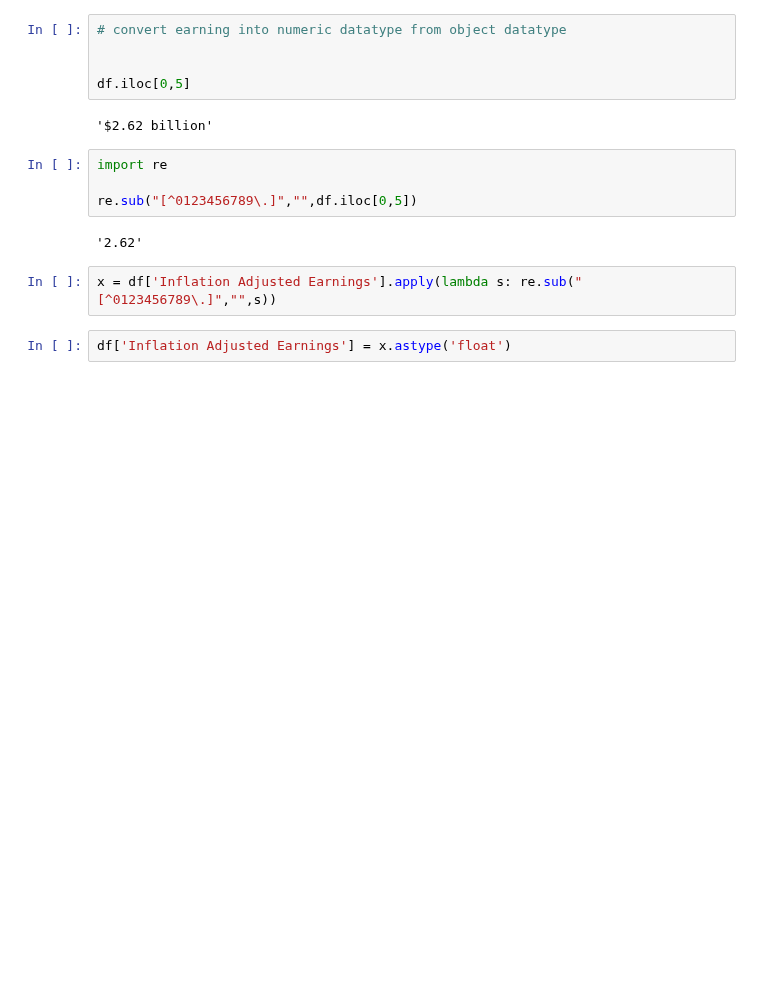
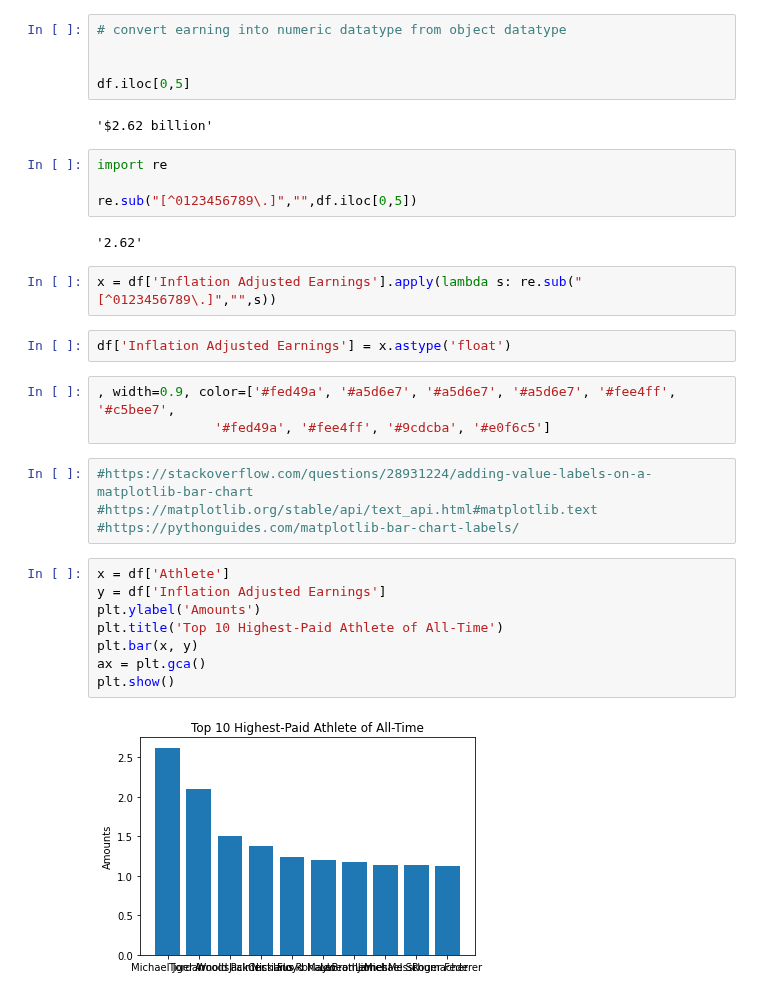
Before and after one commit to aayushbhurtel/Data_Visualization, a Jupyter notebook: Recreating_masters_proposal_INITIAL_DRAFT.ipynb, the cells around one changed output. Drawn from its saved outputs; the diff is of its cells as text; blank space fills up the shorter version.

```diff
--- a/Recreating_masters_proposal_INITIAL_DRAFT.ipynb
+++ b/Recreating_masters_proposal_INITIAL_DRAFT.ipynb
@@ -83,3 +83,20 @@ re.sub("[^0123456789\.]","",df.iloc[0,5])
 x = df['Inflation Adjusted Earnings'].apply(lambda s: re.sub("[^0123456789\.]","",s))
 # %%
 df['Inflation Adjusted Earnings'] = x.astype('float')
+# %%
+, width=0.9, color=['#fed49a', '#a5d6e7', '#a5d6e7', '#a5d6e7', '#fee4ff', '#c5bee7',
+               '#fed49a', '#fee4ff', '#9cdcba', '#e0f6c5']
+# %%
+#https://stackoverflow.com/questions/28931224/adding-value-labels-on-a-matplotlib-bar-chart
+#https://matplotlib.org/stable/api/text_api.html#matplotlib.text
+#https://pythonguides.com/matplotlib-bar-chart-labels/
+# %%
+x = df['Athlete']
+y = df['Inflation Adjusted Earnings']
+plt.ylabel('Amounts')
+plt.title('Top 10 Highest-Paid Athlete of All-Time')
+plt.bar(x, y)
+ax = plt.gca()
+plt.show()
+# %% [output]
+[figure, added]
```
Also changed, not shown: parts of 6 cells of this notebook.
